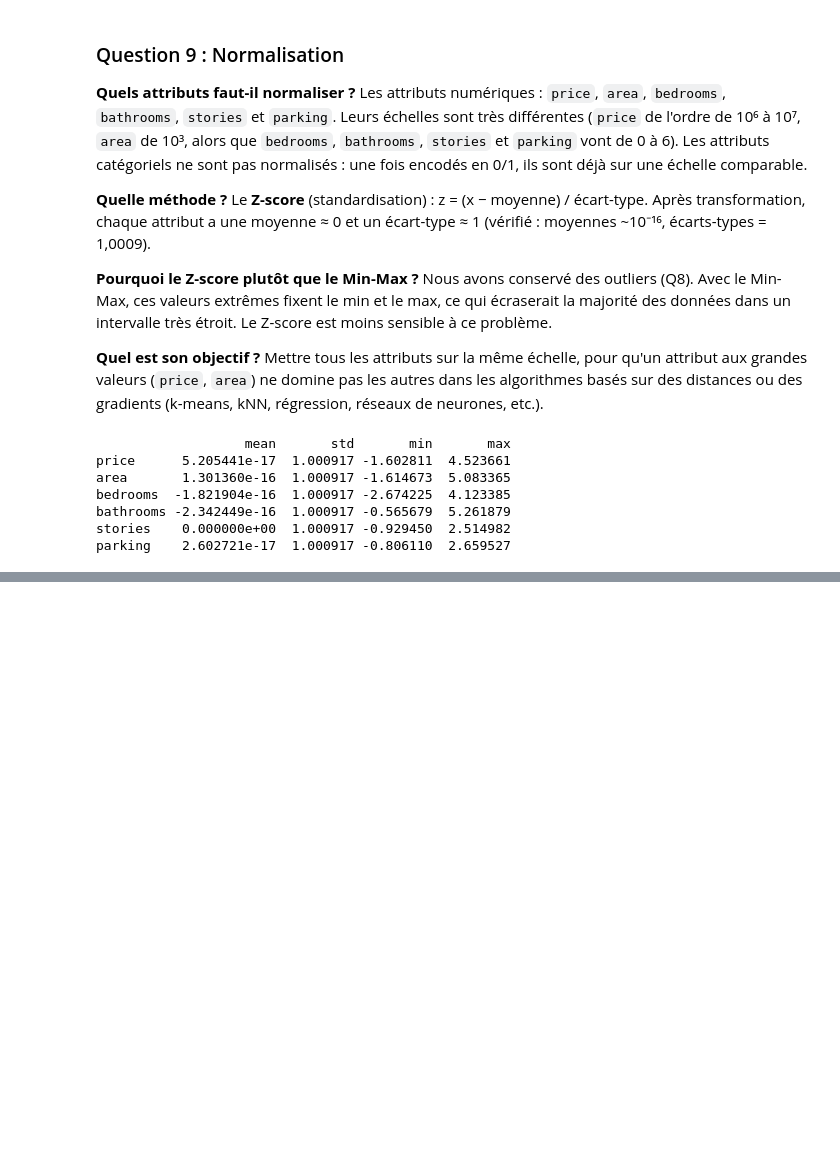
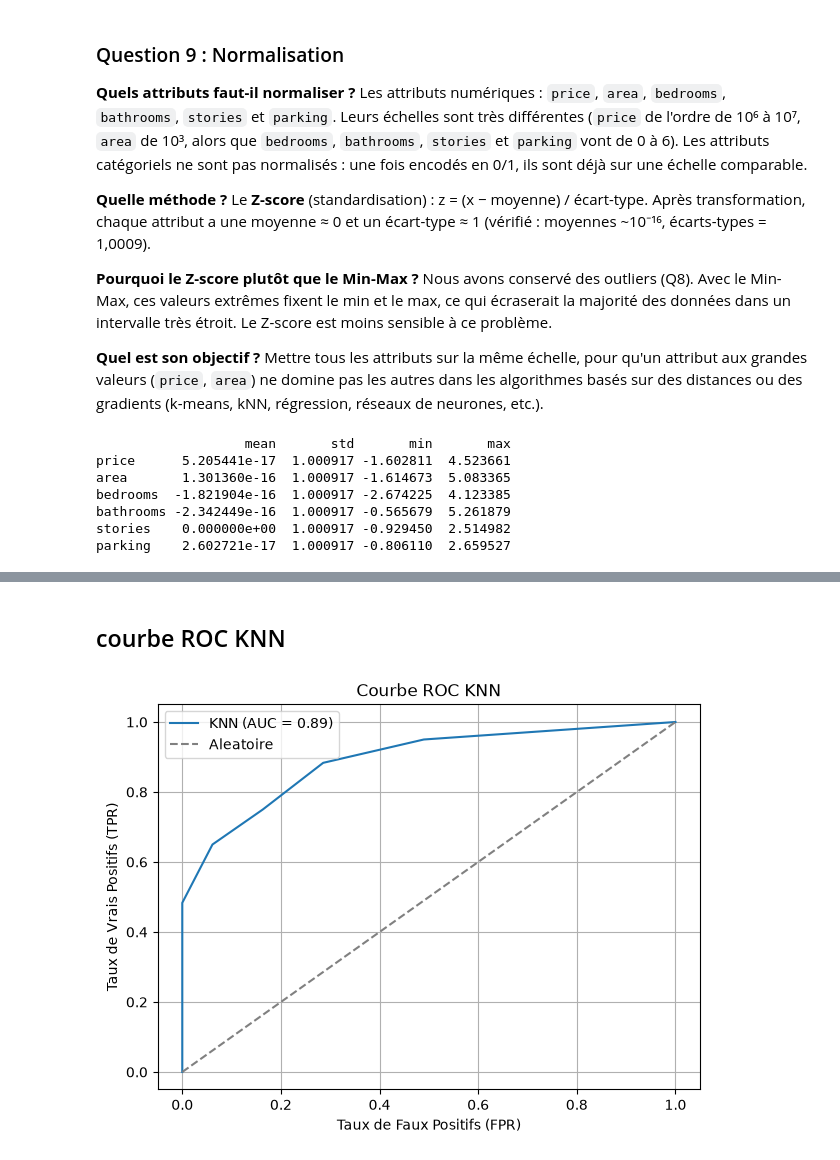
Before and after one commit to ansemd/Housing-Market-Data-Cleaning-Exploratory-Data-Analysis, a Jupyter notebook: TP1_daharsihemansameg2.ipynb, the cells around one changed output, grey strips where cells are left out. Cells and saved outputs as stored; diff of their text form; code cells hidden in the pictures; blank space fills up the shorter version.

```diff
--- a/TP1_daharsihemansameg2.ipynb
+++ b/TP1_daharsihemansameg2.ipynb
@@ -570,0 +878,21 @@ df = pd.read_csv("data/housing_data2 - housing_data2.csv")
+# %% [markdown]
+## courbe ROC KNN
+# %%
+# predict_proba donne la probabilite d'etre de classe 1 (chere) pour chaque maison.
+y_score = knn_model.predict_proba(X_test)[:, 1]
+
+# FPR/TPR pour tous les seuils de decision possibles.
+fpr, tpr, _ = roc_curve(y_test_cl, y_score)
+roc_auc = auc(fpr, tpr)   # aire sous la courbe : 1 = parfait, 0.5 = hasard
+
+plt.figure(figsize=(7, 5))
+plt.plot(fpr, tpr, label=f"KNN (AUC = {roc_auc:.2f})")
+plt.plot([0, 1], [0, 1], "--", color="gray", label="Aleatoire")   # reference : hasard
+plt.xlabel("Taux de Faux Positifs (FPR)")
+plt.ylabel("Taux de Vrais Positifs (TPR)")
+plt.title("Courbe ROC KNN")
+plt.legend()
+plt.grid(True)
+plt.show()
+# %% [output]
+[figure, added]
```
Also changed, not shown: parts of 119 cells of this notebook.
